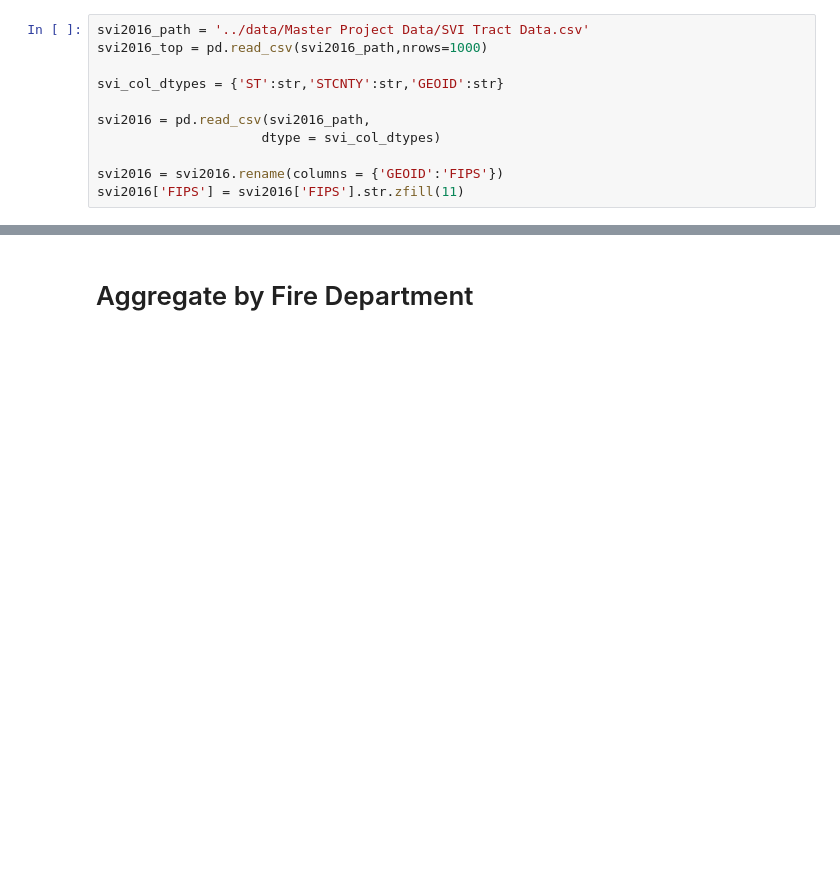
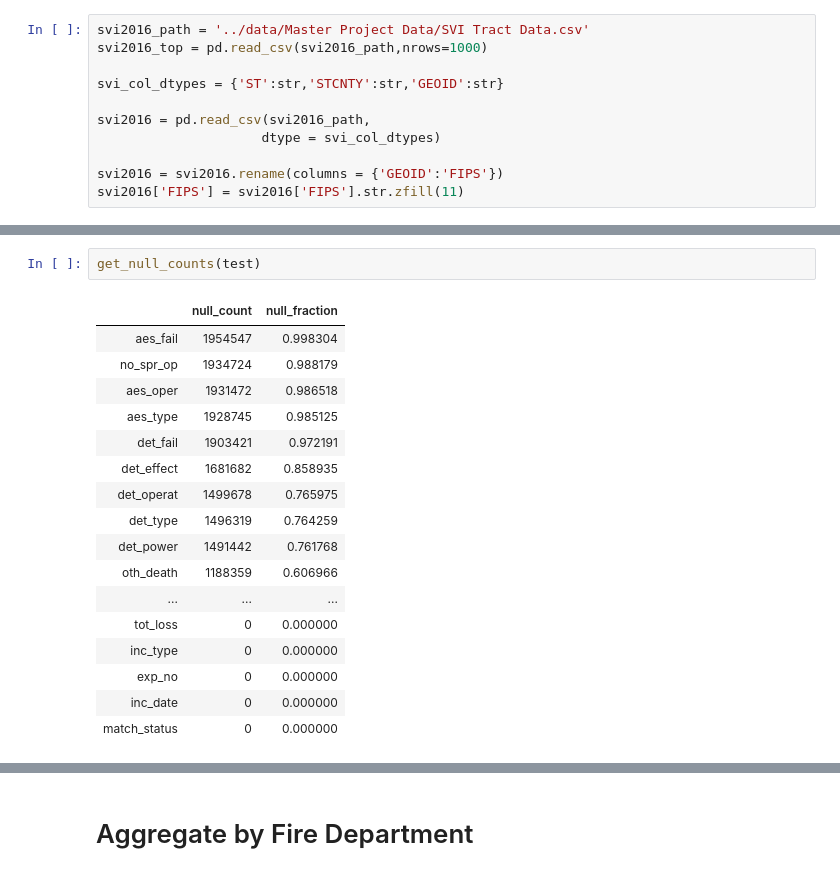
Before and after one commit to DataKind-DC/rcp2, a Jupyter notebook: notebooks/thw_1.1_fire_station_EDA.ipynb, the cells around one changed output, grey strips where cells are left out. Saved outputs shown, nothing was run; the diff lists cells and outputs as text; blank space fills up the shorter version.

```diff
--- a/notebooks/thw_1.1_fire_station_EDA.ipynb
+++ b/notebooks/thw_1.1_fire_station_EDA.ipynb
@@ -83,0 +120,20 @@ svi2016['FIPS'] = svi2016['FIPS'].str.zfill(11)
+# %%
+get_null_counts(test)
+# %% [output]
+|  | null_count | null_fraction |
+| aes_fail | 1954547 | 0.998304 |
+| no_spr_op | 1934724 | 0.988179 |
+| aes_oper | 1931472 | 0.986518 |
+| aes_type | 1928745 | 0.985125 |
+| det_fail | 1903421 | 0.972191 |
+| det_effect | 1681682 | 0.858935 |
+| det_operat | 1499678 | 0.765975 |
+| det_type | 1496319 | 0.764259 |
+| det_power | 1491442 | 0.761768 |
+| oth_death | 1188359 | 0.606966 |
+| ... | ... | ... |
+| tot_loss | 0 | 0.000000 |
+| inc_type | 0 | 0.000000 |
+| exp_no | 0 | 0.000000 |
+| inc_date | 0 | 0.000000 |
+| match_status | 0 | 0.000000 |
```
Also changed, not shown: parts of 14 cells of this notebook.
